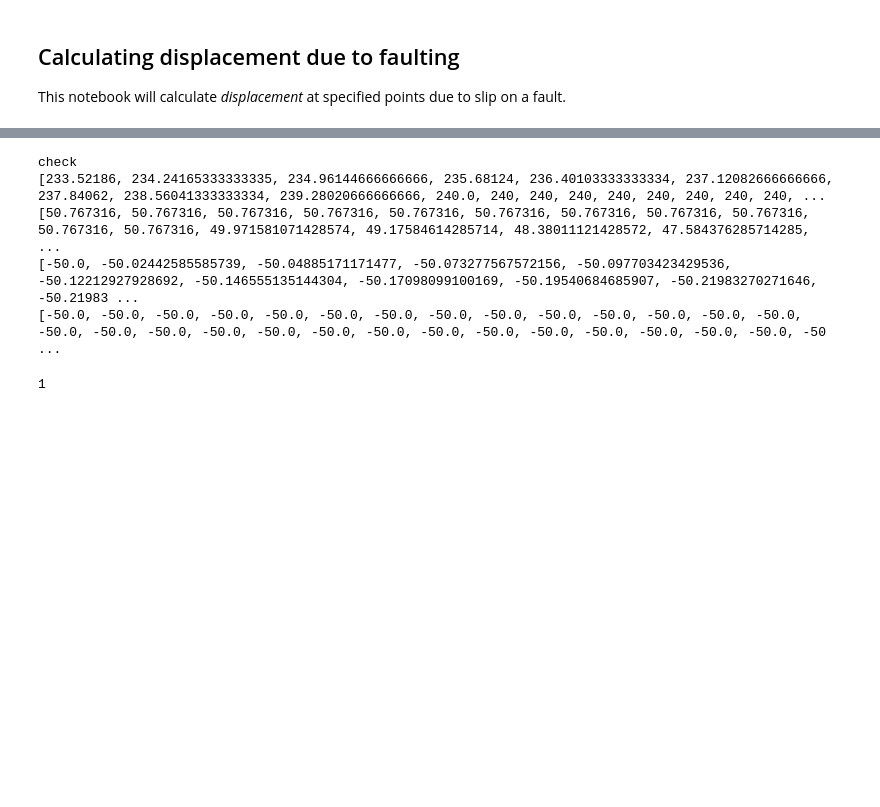
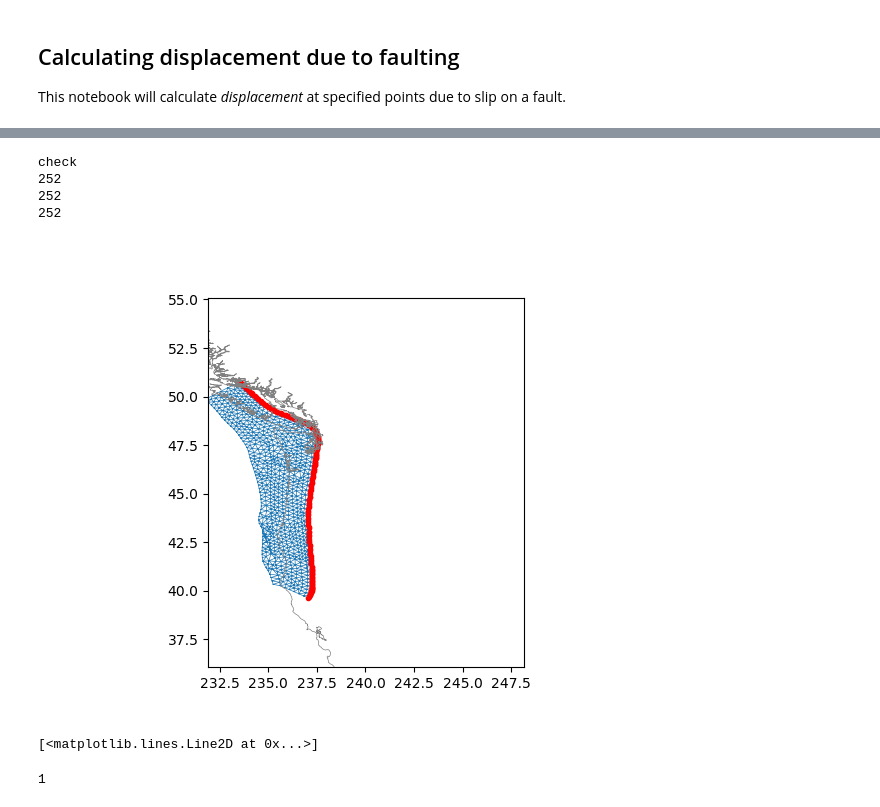
Before and after one commit to jazminemsjordan/fault_displacement, a Jupyter notebook: meshtesting.ipynb, the cells around one changed output, grey strips where cells are left out. Saved outputs shown, nothing was run; the diff lists cells and outputs as text; code cells hidden in the pictures; blank space fills up the shorter version.

```diff
--- a/meshtesting.ipynb
+++ b/meshtesting.ipynb
@@ -288,14 +288,14 @@ ax.triplot(mesh["points"][:, 0], mesh["points"][:, 1], mesh["verts"], linewidth=
 ax.plot(deepest_points[:, 0], deepest_points[:, 1], '.r')
 # Add coastline
 ax.plot(coast.lon+360*(1-lon_corr), coast.lat, color="gray", linewidth=0.5)
-ax.set(xlim=(xmin, xmax + 2), ylim=(ymin, ymax), aspect='equal')
+ax.set(xlim=(xmin, xmax), ylim=(ymin, ymax), aspect='equal')
 plt.show()
 
 
 #finding two distant points
 min_lat = np.min(mesh["points"][mesh["verts"], 1])
 max_lat = np.max(mesh["points"][mesh["verts"], 1])
-east_bound = 240
+east_bound = 245
 
 
 # finding mins and maxes
@@ -305,8 +305,8 @@ min_lat_x = mesh["points"][lowest_point_index, 0]
 max_lat_x = mesh["points"][highest_point_index, 0]
 
 # grouping points for mesh creation
-top_x = np.linspace(max_lat_x, east_bound, 10)
-bottom_x = np.linspace(min_lat_x, east_bound, 5)
+top_x = np.linspace(max_lat_x, east_bound, 15)
+bottom_x = np.linspace(min_lat_x, east_bound, 10)
 side_y = np.linspace(min_lat, max_lat, 15)
 
 top_y_points = []
@@ -431,23 +431,37 @@ mesh_x = top_x_points + side_x_points + bottom_x_points + deepest_x_points
 mesh_y = top_y_points + side_y_points + bottom_y_points + deepest_y_points
 mesh_z = top_z_points + side_z_points + bottom_z_points + deepest_z_points
 
-if len(mesh_x) == len(mesh_y) and len(mesh_x) == len(mesh_z):
-    print("check")
-else:
-    print("fail")
-print(mesh_x)
-print(mesh_y)
-print(mesh_z)
-
 new_mesh_z = []
 
 for i in range(len(mesh_x)):
     new_mesh_z.append(-50.0)
 
-print(new_mesh_z)
+mesh_z = new_mesh_z
+
+if len(mesh_x) == len(mesh_y) and len(mesh_x) == len(new_mesh_z):
+    print("check")
+else:
+    print("fail")
+print(len(mesh_x))
+print(len(mesh_y))
+print(len(mesh_z))
 # %% [output]
 check
-[233.52186, 234.24165333333335, 234.96144666666666, 235.68124, 236.40103333333334, 237.12082666666666, 237.84062, 238.56041333333334, 239.28020666666666, 240.0, 240, 240, 240, 240, 240, 240, 240, 240, ...
-[50.767316, 50.767316, 50.767316, 50.767316, 50.767316, 50.767316, 50.767316, 50.767316, 50.767316, 50.767316, 50.767316, 49.971581071428574, 49.17584614285714, 48.38011121428572, 47.584376285714285,  ...
-[-50.0, -50.02442585585739, -50.04885171171477, -50.073277567572156, -50.097703423429536, -50.12212927928692, -50.146555135144304, -50.17098099100169, -50.19540684685907, -50.21983270271646, -50.21983 ...
-[-50.0, -50.0, -50.0, -50.0, -50.0, -50.0, -50.0, -50.0, -50.0, -50.0, -50.0, -50.0, -50.0, -50.0, -50.0, -50.0, -50.0, -50.0, -50.0, -50.0, -50.0, -50.0, -50.0, -50.0, -50.0, -50.0, -50.0, -50.0, -50 ...
+252
+252
+252
+# %%
+# Define the figure and its axis
+fig, ax = plt.subplots()
+# Draw the fault
+ax.triplot(mesh["points"][:, 0], mesh["points"][:, 1], mesh["verts"], linewidth=0.5)
+# Add red points along the deepest depth
+ax.plot(deepest_points[:, 0], deepest_points[:, 1], '.r')
+# Add coastline
+ax.plot(coast.lon+360*(1-lon_corr), coast.lat, color="gray", linewidth=0.5)
+ax.set(xlim=(xmin, xmax), ylim=(ymin, ymax), aspect='equal')
+plt.show()
+ax.plot(mesh_x, mesh_y, '-m.')
+# %% [output]
+[figure, added]
+[<matplotlib.lines.Line2D at 0x...>]
```
Also changed, not shown: parts of 7 cells of this notebook, 3 other files.
